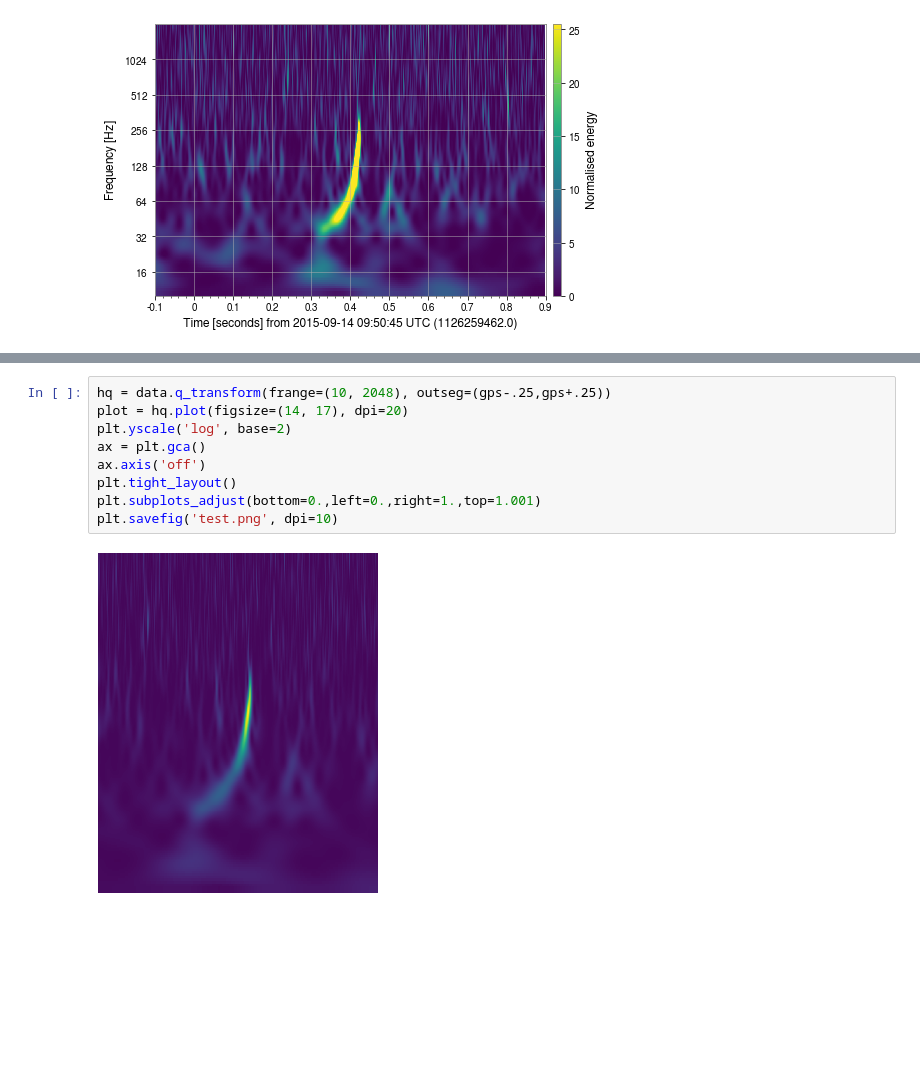
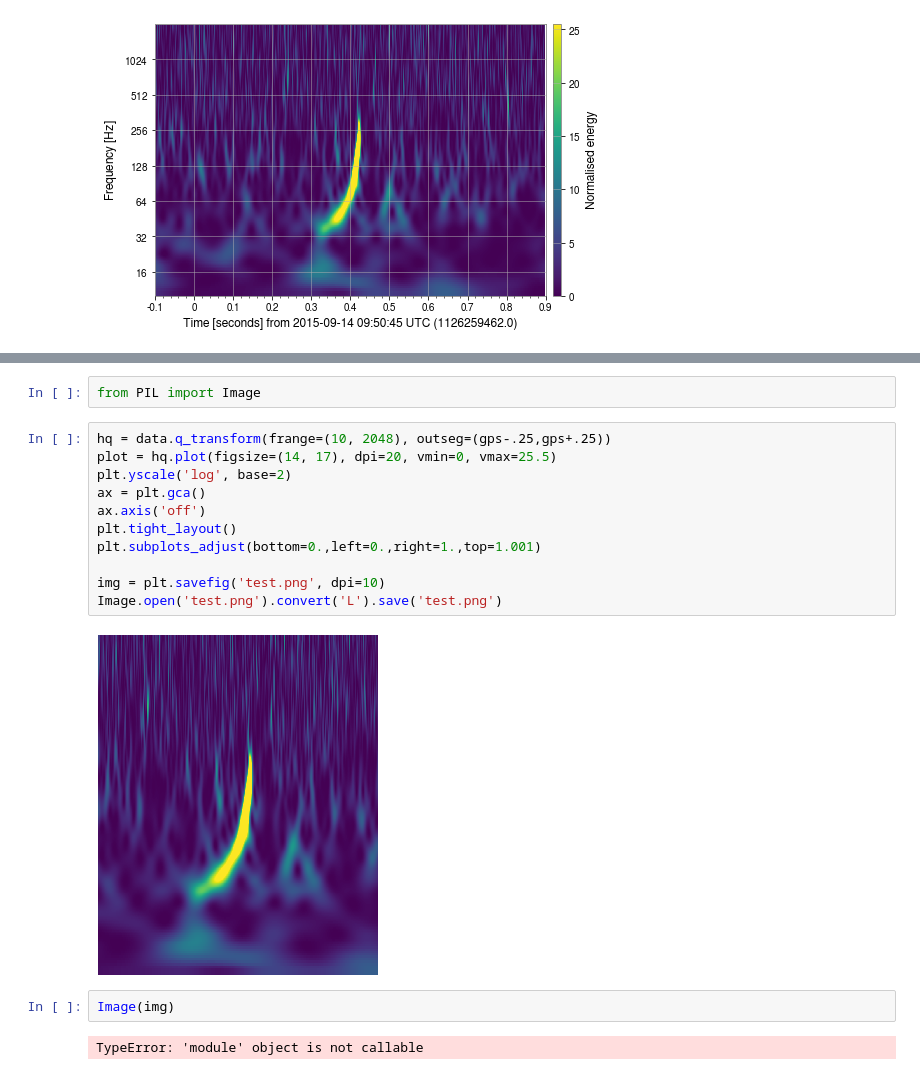
Before and after one commit to tttiago/GravitySpyClassifier, a Jupyter notebook: 17_real_gw_samples.ipynb, the cells around one changed output, grey strips where cells are left out. Cells and saved outputs as stored; diff of their text form; blank space fills up the shorter version.

```diff
--- a/17_real_gw_samples.ipynb
+++ b/17_real_gw_samples.ipynb
@@ -89,11 +89,19 @@ plot.colorbar(label="Normalised energy");
+# %%
+from PIL import Image
 # %%
 hq = data.q_transform(frange=(10, 2048), outseg=(gps-.25,gps+.25))
-plot = hq.plot(figsize=(14, 17), dpi=20)
+plot = hq.plot(figsize=(14, 17), dpi=20, vmin=0, vmax=25.5)
 plt.yscale('log', base=2)
 ax = plt.gca()
 ax.axis('off')
 plt.tight_layout()
 plt.subplots_adjust(bottom=0.,left=0.,right=1.,top=1.001)
-plt.savefig('test.png', dpi=10)
+
+img = plt.savefig('test.png', dpi=10)
+Image.open('test.png').convert('L').save('test.png')
 # %% [output]
-[figure, old version]
+[figure, new version]
+# %%
+Image(img)
+# %% [output]
+TypeError: 'module' object is not callable
```
Also changed, not shown: parts of 4 cells of this notebook, 1 other file.
